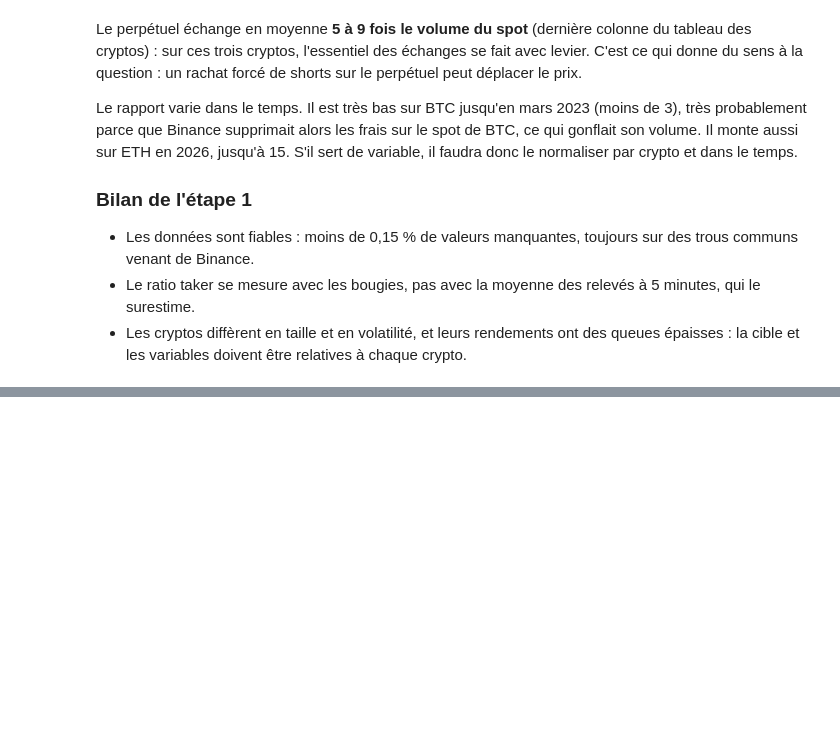
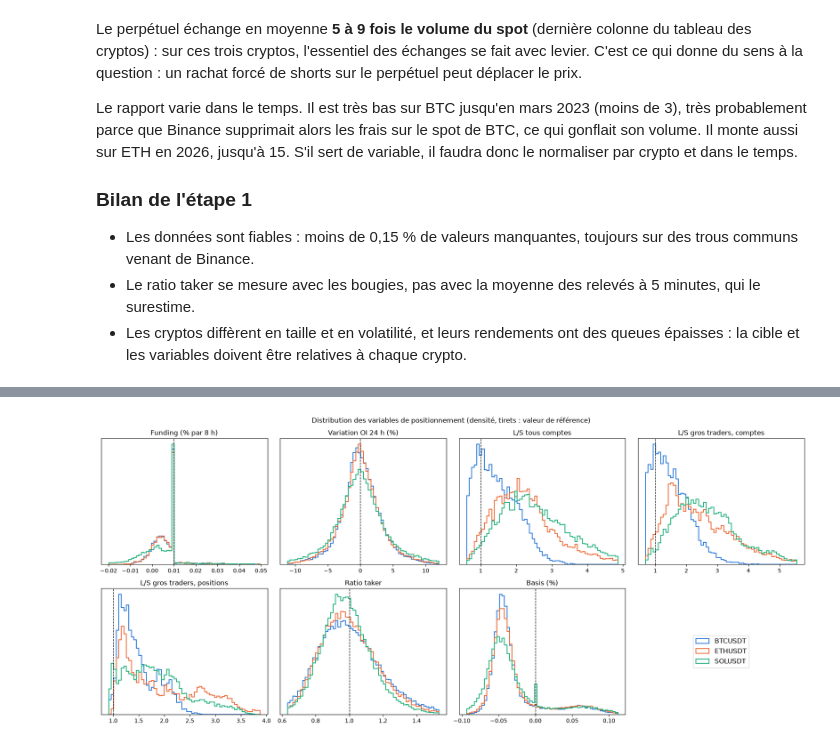
Before and after one commit to Ethanyounes/Ensae-Data-Science, a Jupyter notebook: rapport.ipynb, the cells around one changed output, grey strips where cells are left out. Cells and saved outputs as stored; diff of their text form; code cells hidden in the pictures; blank space fills up the shorter version.

Commit message:
Étape 2 : distributions des variables de positionnement et position du funding par rapport au taux par défaut

```diff
--- a/rapport.ipynb
+++ b/rapport.ipynb
@@ -130,0 +138,3 @@ Le rapport varie dans le temps. Il est très bas sur BTC jusqu'en mars 2023 (moi
+# %%
+variables = descriptif.positionnement(panel)
+descriptif.resume_positionnement(variables).round(3)
@@ -130,0 +159,4 @@ Le rapport varie dans le temps. Il est très bas sur BTC jusqu'en mars 2023 (moi
+# %%
+descriptif.graphique_distributions(variables)
+# %% [output]
+[figure, added]
```
Also changed, not shown: parts of 6 cells of this notebook, 1 other file.
